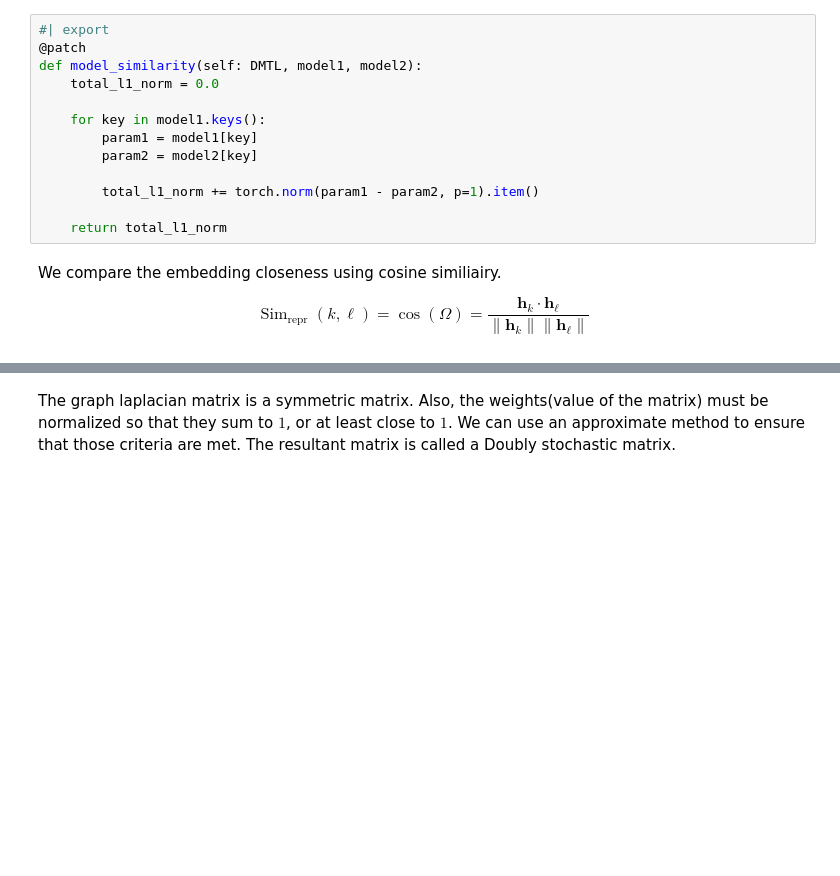
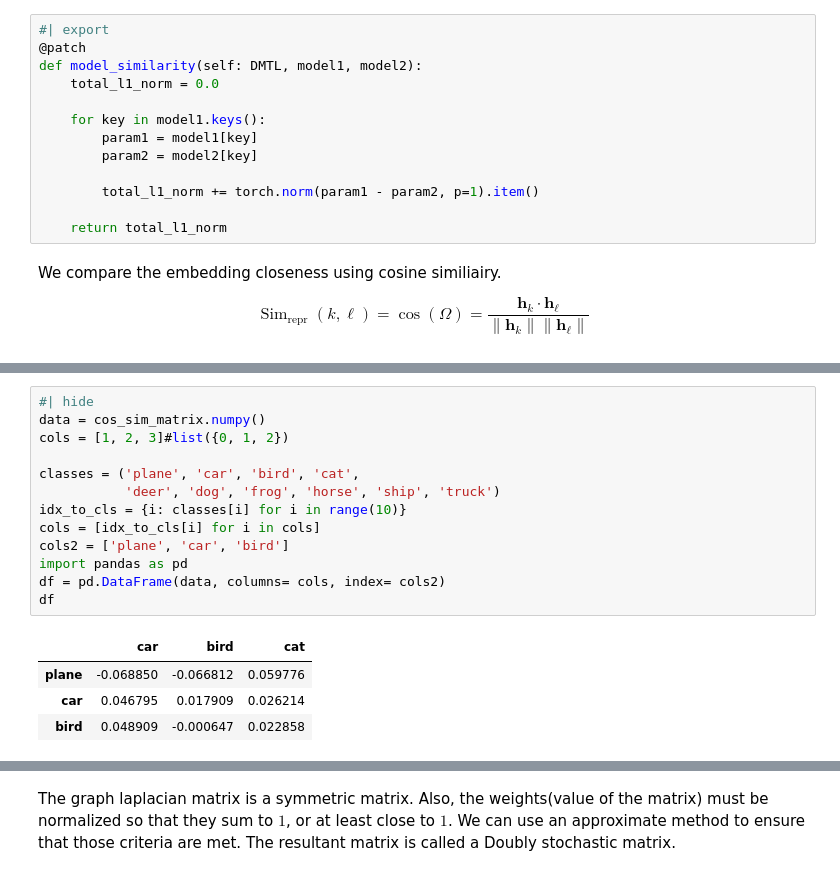
Before and after one commit to Ahmed-Khaled-Saleh/fedai, a Jupyter notebook: nbs/02_federated.agents.ipynb, the cells around one changed output, grey strips where cells are left out. Drawn from its saved outputs; the diff is of its cells as text; blank space fills up the shorter version.

```diff
--- a/nbs/02_federated.agents.ipynb
+++ b/nbs/02_federated.agents.ipynb
@@ -700,0 +724,18 @@ def h_similarity(self: DMTL, h1, h2):
+# %%
+#| hide
+data = cos_sim_matrix.numpy()
+cols = [1, 2, 3]#list({0, 1, 2})
+
+classes = ('plane', 'car', 'bird', 'cat',
+           'deer', 'dog', 'frog', 'horse', 'ship', 'truck')
+idx_to_cls = {i: classes[i] for i in range(10)}
+cols = [idx_to_cls[i] for i in cols]
+cols2 = ['plane', 'car', 'bird']
+import pandas as pd
+df = pd.DataFrame(data, columns= cols, index= cols2)
+df
+# %% [output]
+|  | car | bird | cat |
+| plane | -0.068850 | -0.066812 | 0.059776 |
+| car | 0.046795 | 0.017909 | 0.026214 |
+| bird | 0.048909 | -0.000647 | 0.022858 |
```
Also changed, not shown: parts of 19 cells of this notebook, 3 other files.
